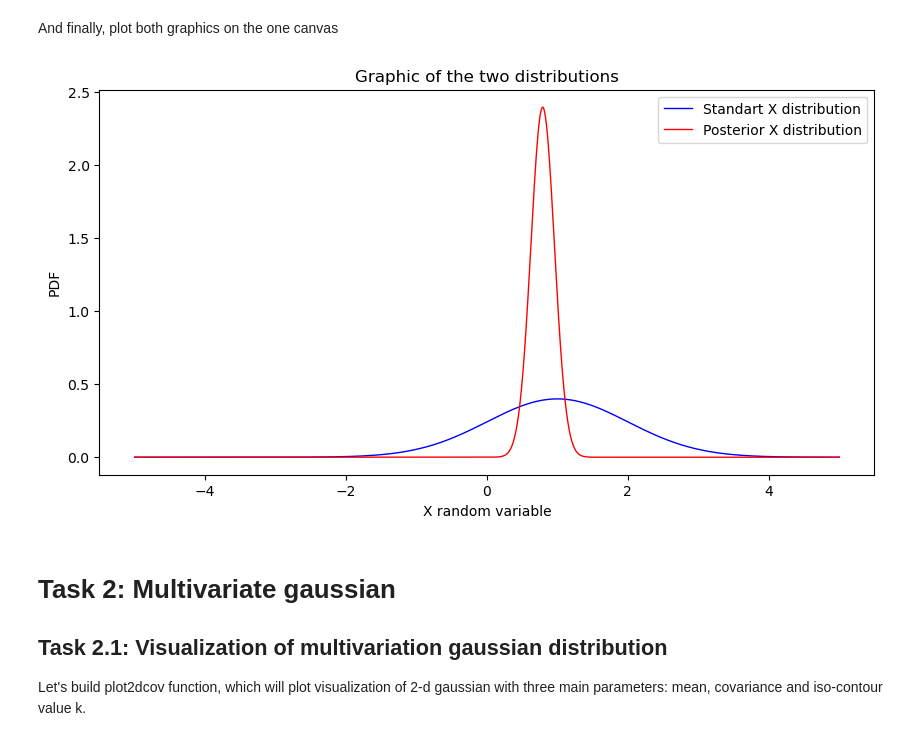
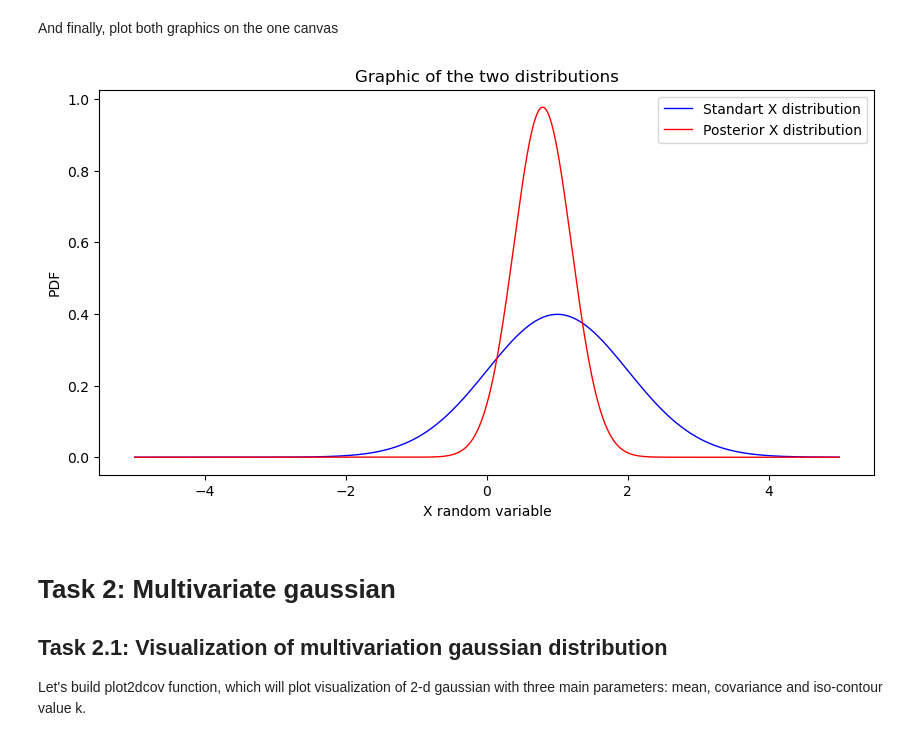
Before and after one commit to LaGrunje/PerceptionInRobotics, a Jupyter notebook: PS1/AlexanderLepinskikh_PS1.ipynb, the cells around one changed output. Cells and saved outputs as stored; diff of their text form; code cells hidden in the pictures.

```diff
--- a/PS1/AlexanderLepinskikh_PS1.ipynb
+++ b/PS1/AlexanderLepinskikh_PS1.ipynb
@@ -128,19 +128,19 @@ And finally, plot both graphics on the one canvas
 # %%
 mean = (0.2 + 0.75) / (0.2 + 1)
 std = 0.2 / (0.2 + 1)
 fig, ax = plt.subplots(figsize=(10,5))
 x = np.linspace(-5, 5, 100001)
 plt.plot(x, norm.pdf(x, 1, 1),
         'b-', lw=1, alpha=1, label='Standart X distribution')
-plt.plot(x, norm.pdf(x, mean, std),
+plt.plot(x, norm.pdf(x, mean, np.sqrt(std)),
         'r-', lw=1, alpha=1, label='Posterior X distribution')
 ax.legend();
 plt.xlabel('X random variable')
 plt.ylabel('PDF')
 plt.title('Graphic of the two distributions')
 plt.show()
 # %% [output]
-[figure, old version]
+[figure, new version]
 # %% [markdown]
 # Task 2: Multivariate gaussian
 ## Task 2.1: Visualization of multivariation gaussian distribution
```
Also changed, not shown: parts of 23 cells of this notebook.
